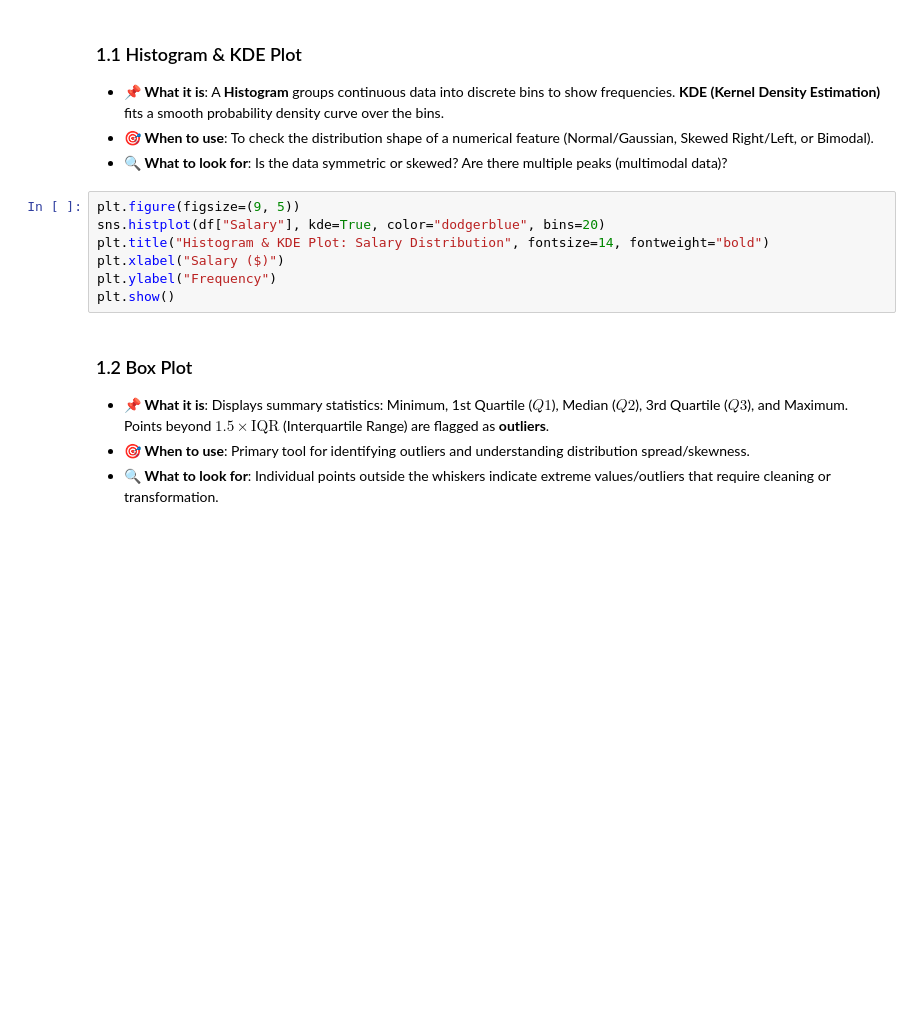
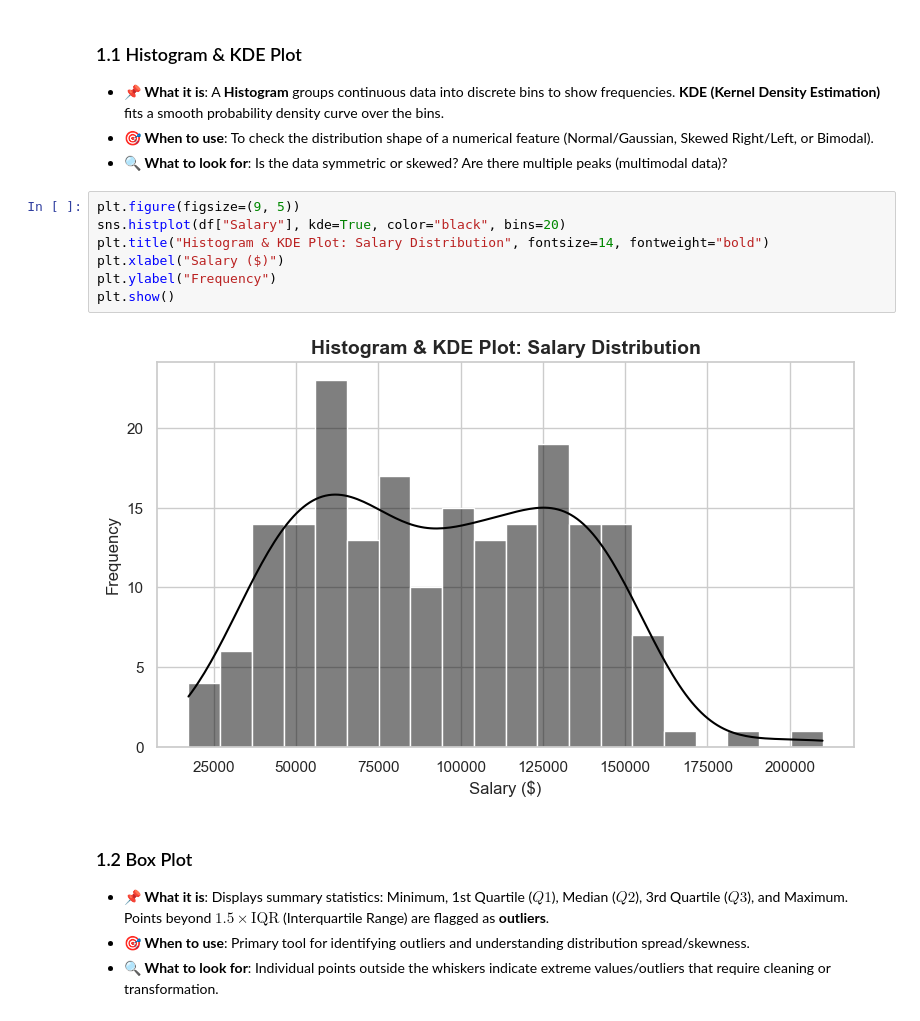
Before and after one commit to i-sohan/python, a Jupyter notebook: data_visualizations.ipynb, the cells around one changed output. Drawn from its saved outputs; the diff is of its cells as text; blank space fills up the shorter version.

```diff
--- a/data_visualizations.ipynb
+++ b/data_visualizations.ipynb
@@ -55,11 +64,13 @@ Univariate analysis examines the distribution, central tendency, spread, outlier
 - 🔍 **What to look for**: Is the data symmetric or skewed? Are there multiple peaks (multimodal data)?
 # %%
 plt.figure(figsize=(9, 5))
-sns.histplot(df["Salary"], kde=True, color="dodgerblue", bins=20)
+sns.histplot(df["Salary"], kde=True, color="black", bins=20)
 plt.title("Histogram & KDE Plot: Salary Distribution", fontsize=14, fontweight="bold")
 plt.xlabel("Salary ($)")
 plt.ylabel("Frequency")
 plt.show()
+# %% [output]
+[figure, added]
 # %% [markdown]
 ### 1.2 Box Plot
 - 📌 **What it is**: Displays summary statistics: Minimum, 1st Quartile ($Q1$), Median ($Q2$), 3rd Quartile ($Q3$), and Maximum. Points beyond $1.5 \times \text{IQR}$ (Interquartile Range) are flagged as **outliers**.
```
Also changed, not shown: parts of 18 cells of this notebook, 6 other files.
